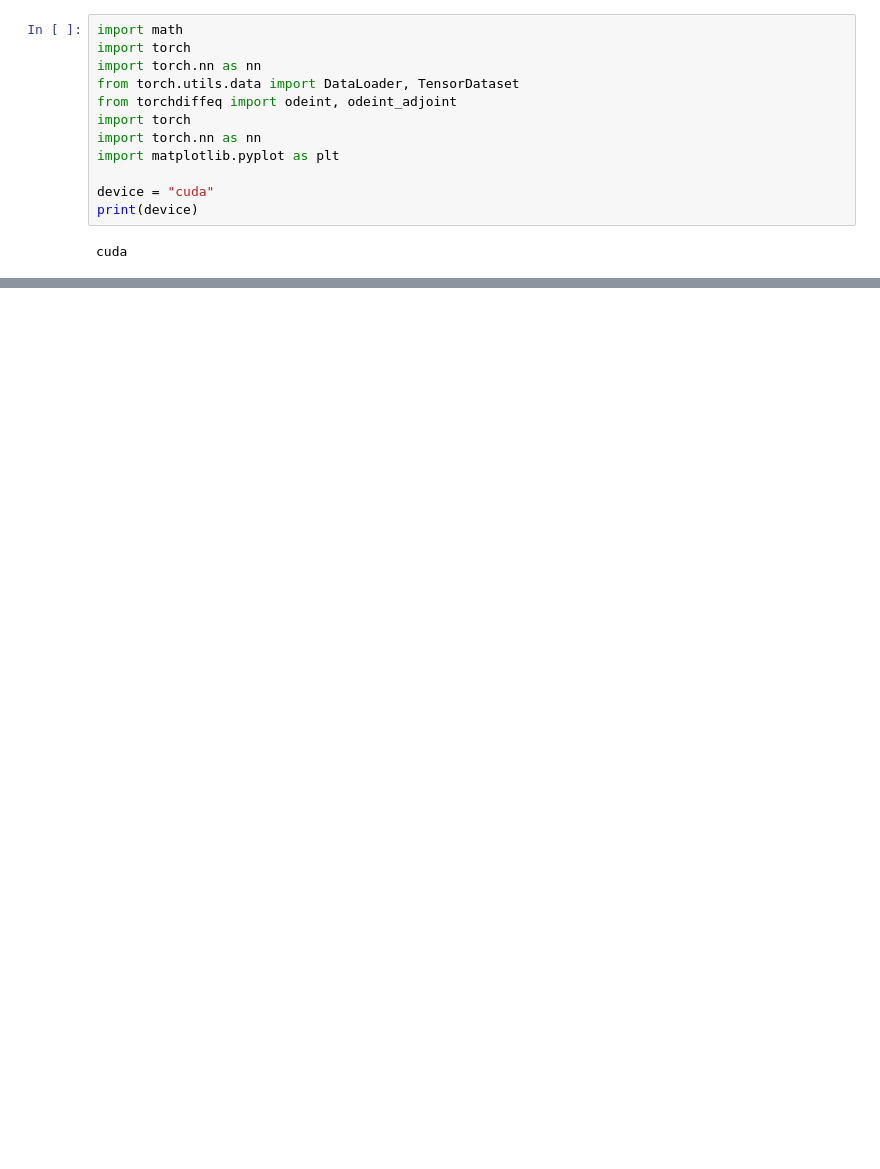
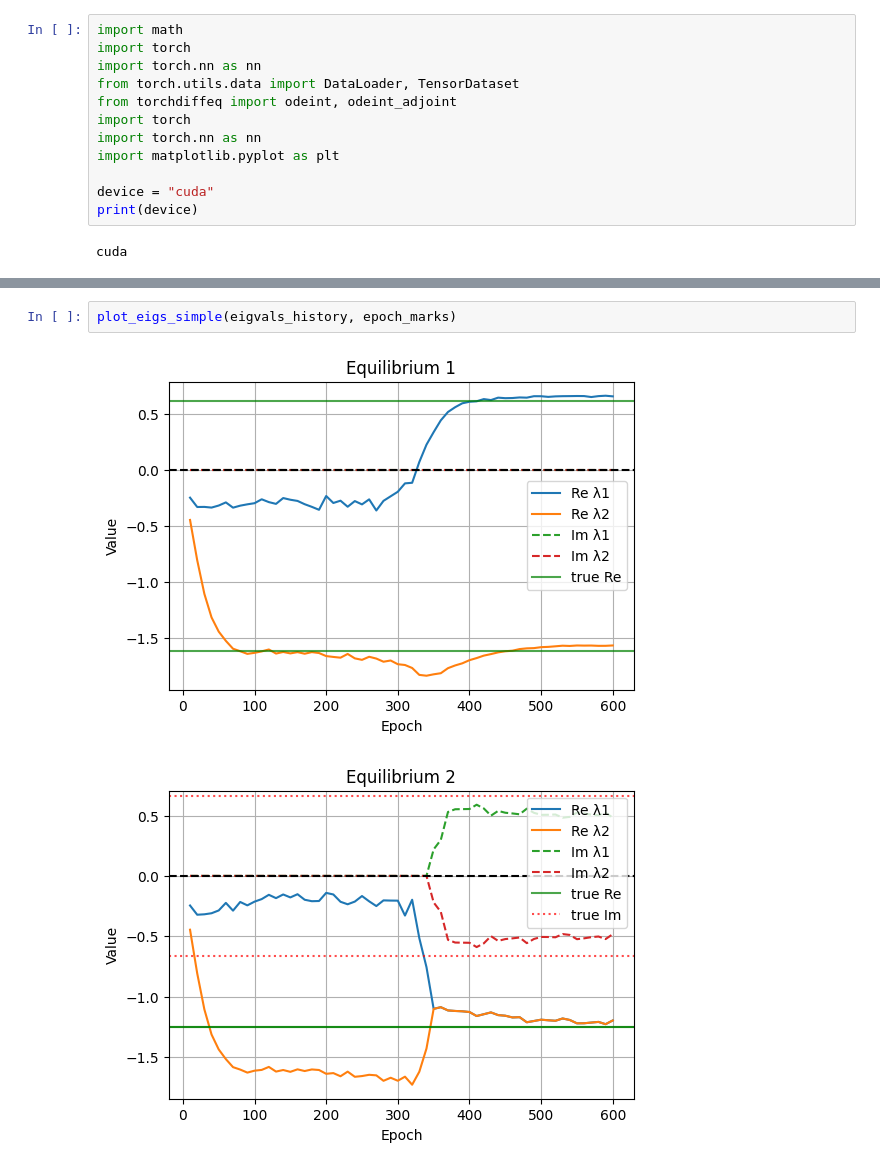
Before and after one commit to xsokolovae1/neural-odes-near-equilibria, a Jupyter notebook: TRAIN_ODES/FitzHugh-Nagumo Model/fitz.ipynb, the cells around one changed output, grey strips where cells are left out. Saved outputs shown, nothing was run; the diff lists cells and outputs as text; blank space fills up the shorter version.

```diff
--- a/TRAIN_ODES/FitzHugh-Nagumo Model/fitz.ipynb
+++ b/TRAIN_ODES/FitzHugh-Nagumo Model/fitz.ipynb
@@ -310,0 +445,5 @@ torch.save({
+# %%
+plot_eigs_simple(eigvals_history, epoch_marks)
+# %% [output]
+[figure, added]
+[figure, added]
```
Also changed, not shown: parts of 20 cells of this notebook, 12 other files.
